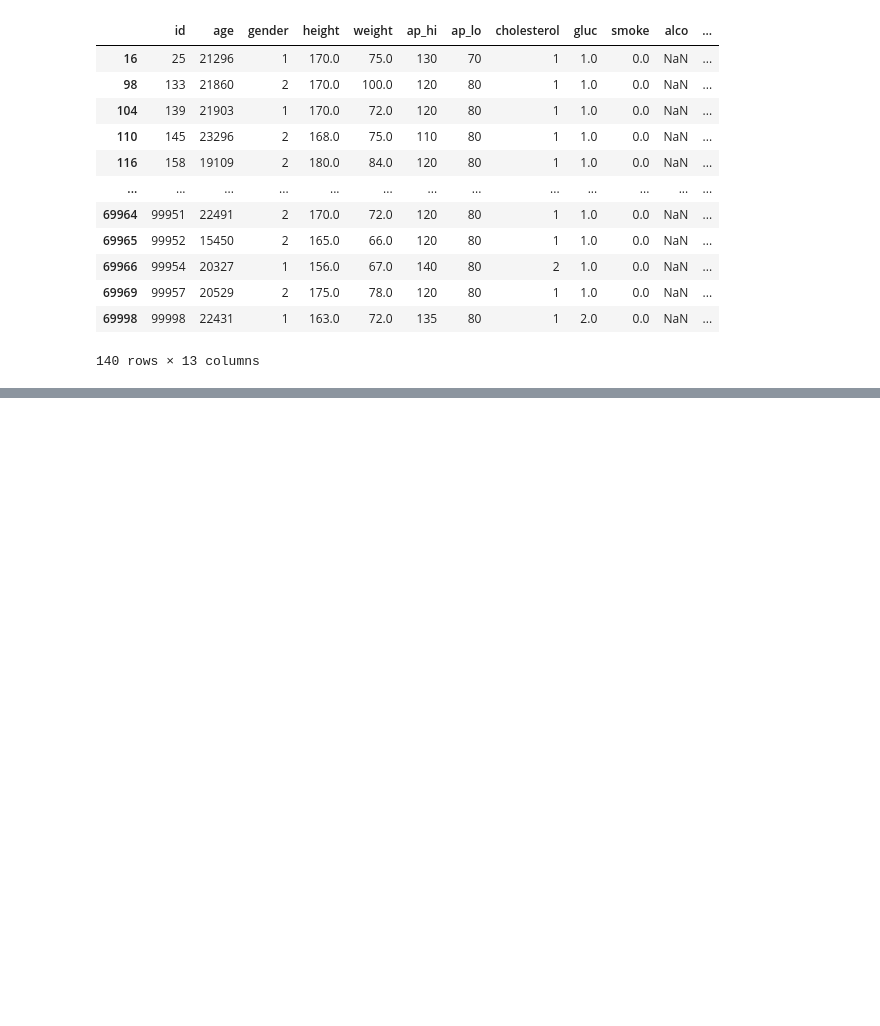
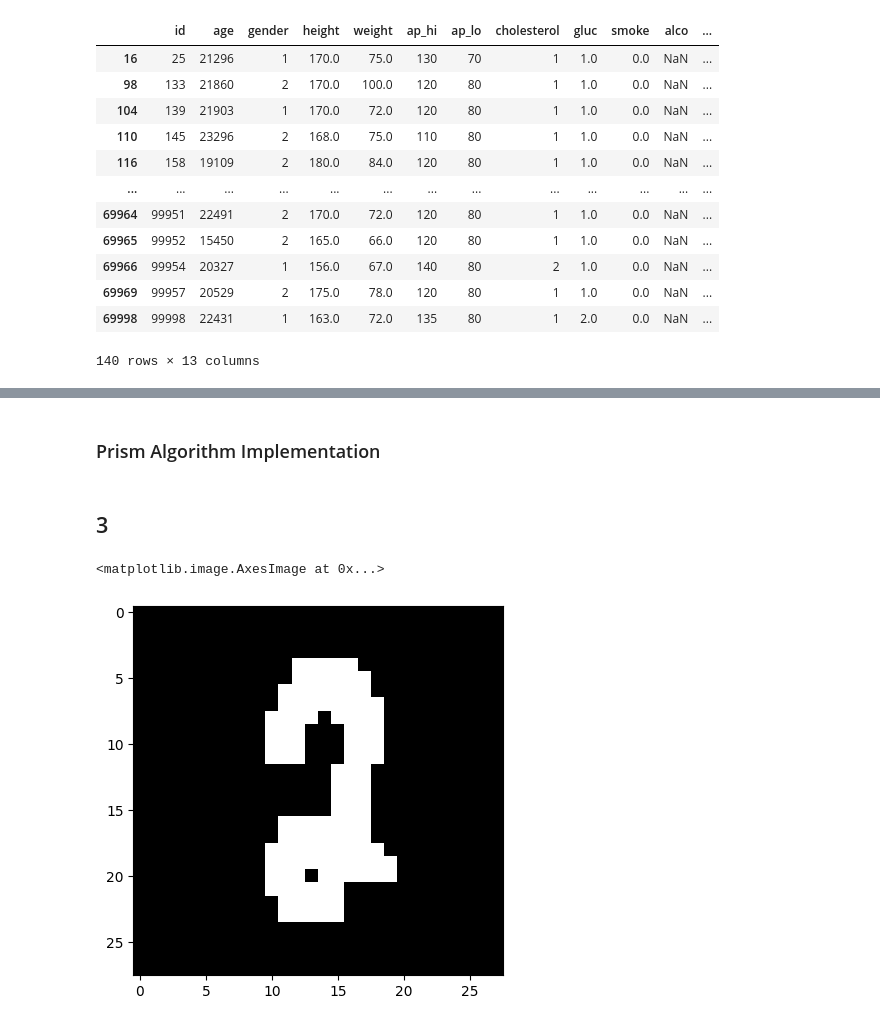
Before and after one commit to SM2A/Machine_Learning_Course_Project, a Jupyter notebook: HW-1/Report.ipynb, the cells around one changed output, grey strips where cells are left out. Cells and saved outputs as stored; diff of their text form; code cells hidden in the pictures; blank space fills up the shorter version.

```diff
--- a/HW-1/Report.ipynb
+++ b/HW-1/Report.ipynb
@@ -635,0 +612,2 @@ cardio_data.drop_duplicates(inplace=True)
+# %% [markdown]
+### Prism Algorithm Implementation
@@ -635,0 +668,14 @@ cardio_data.drop_duplicates(inplace=True)
+# %% [markdown]
+## 3
+# %%
+import numpy
+from matplotlib import pyplot
+
+pixel_data = pandas.read_csv('data/bin-digit-recognizer/train.csv')
+
+img = numpy.array(numpy.array(pixel_data.loc[[random.randint(0, len(pixel_data))]])[0][0:-1]).reshape((28, 28))
+
+pyplot.imshow(img, cmap='gray')
+# %% [output]
+<matplotlib.image.AxesImage at 0x...>
+[figure, added]
```
Also changed, not shown: parts of 11 cells of this notebook.
